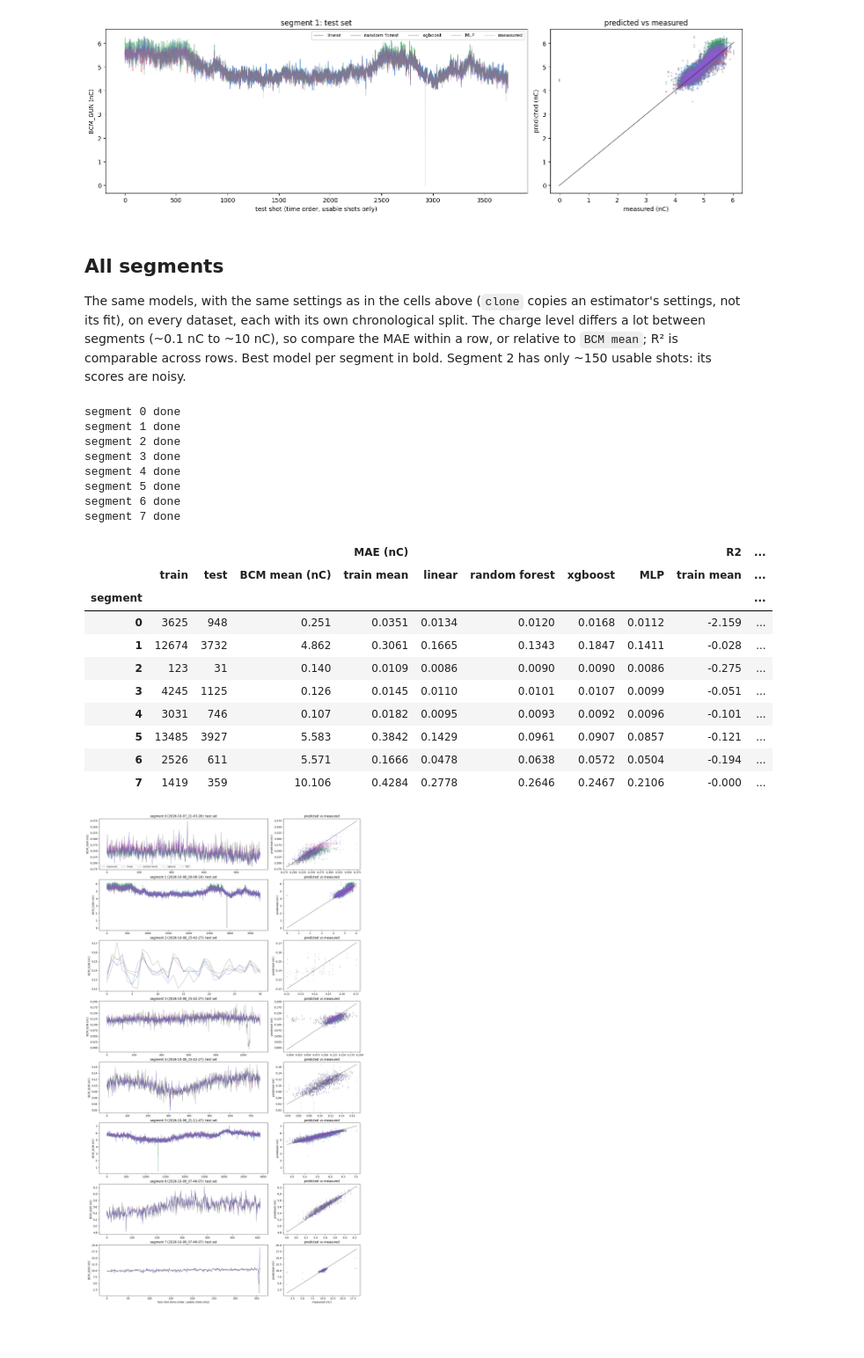
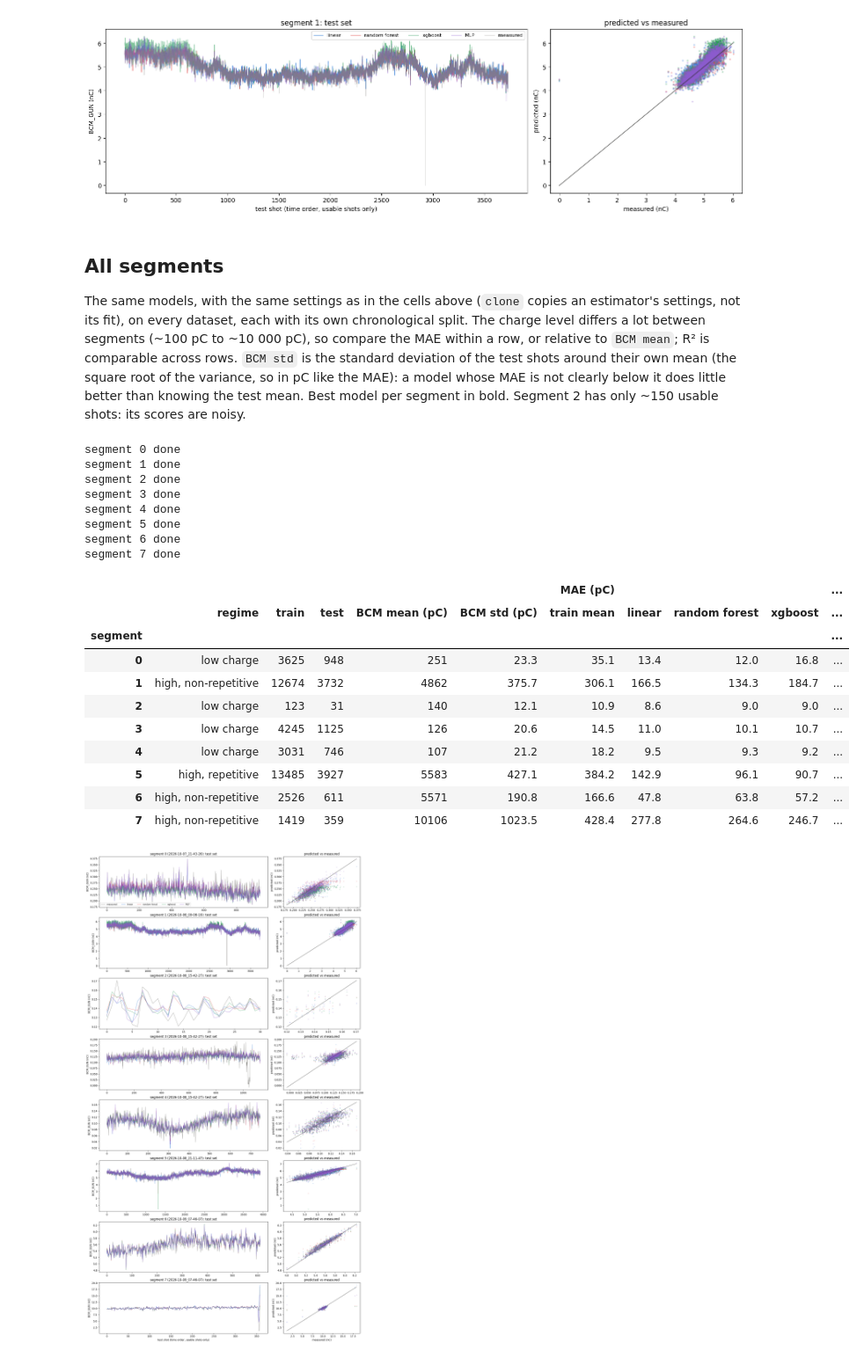
Before and after one commit to aghribi/artifact-hackathon-2026, a Jupyter notebook: challenges/optimisation/fast-approximate/notebooks/08_simple_models.ipynb, the cells around one changed output. Shown at 88% size. Saved outputs shown, nothing was run; the diff lists cells and outputs as text; code cells hidden in the pictures; blank space fills up the shorter version.

Commit message:
Updates to simple models outputs

```diff
--- a/challenges/optimisation/fast-approximate/notebooks/08_simple_models.ipynb
+++ b/challenges/optimisation/fast-approximate/notebooks/08_simple_models.ipynb
@@ -262,11 +262,16 @@ plt.show()
 
 The same models, with the same settings as in the cells above (`clone` copies an estimator's settings, not
 its fit), on every dataset, each with its own chronological split. The charge level differs a lot between segments
-(~0.1 nC to ~10 nC), so compare the MAE within a row, or relative to `BCM mean`; R² is comparable across rows.
+(~100 pC to ~10 000 pC), so compare the MAE within a row, or relative to `BCM mean`; R² is comparable across rows.
+`BCM std` is the standard deviation of the test shots around their own mean (the square root of the variance,
+so in pC like the MAE): a model whose MAE is not clearly below it does little better than knowing the test mean.
 Best model per segment in bold. Segment 2 has only ~150 usable shots: its scores are noisy.
 # %%
 from sklearn.base import clone
 
+# the three regimes of the clean data, as in 08_01 (results/data_labelling/stitched_bcm.png), by segment number
+REGIMES = {"low charge": [0, 2, 3, 4], "high, repetitive": [5], "high, non-repetitive": [1, 6, 7]}
+REGIME_OF = {s: r for r, segs in REGIMES.items() for s in segs}
 MODELS = {"linear": linear, "random forest": forest, "xgboost": xgb, "MLP": mlp}   # fitted above: only their settings are reused
 
 
@@ -289,51 +294,53 @@ for info in manifest["segments"]:
     for name, template in MODELS.items():
         model = clone(template)
         if name == "xgboost":                                         # early stopping on the end of the training part
             c = int(len(tr) * 0.8)
             model.fit(tr[FEATURES][:c], tr["BCM_GUN"][:c], eval_set=[(tr[FEATURES][c:], tr["BCM_GUN"][c:])], verbose=False)
         else:
             model.fit(tr[FEATURES], tr["BCM_GUN"])
         preds[name] = model.predict(te[FEATURES])
-    row = {("", "train"): len(tr), ("", "test"): len(te), ("", "BCM mean (nC)"): te["BCM_GUN"].mean()}
+    row = {("", "regime"): REGIME_OF[k], ("", "train"): len(tr), ("", "test"): len(te), ("", "BCM mean (pC)"): 1000 * te["BCM_GUN"].mean(),
+           ("", "BCM std (pC)"): 1000 * te["BCM_GUN"].std()}
     for name, p in preds.items():
-        row[("MAE (nC)", name)] = mean_absolute_error(te["BCM_GUN"], p)
+        row[("MAE (pC)", name)] = 1000 * mean_absolute_error(te["BCM_GUN"], p)
         row[("R2", name)] = r2_score(te["BCM_GUN"], p)
     rows.append(pd.Series(row, name=k))
     curves[k] = (te["BCM_GUN"].to_numpy(), preds)
     print(f"segment {k} done")
 
 summary = pd.DataFrame(rows).rename_axis("segment")
 summary.columns = pd.MultiIndex.from_tuples(summary.columns)
-summary = summary[[c for c in summary.columns if c[0] == ""] + [c for c in summary.columns if c[0] == "MAE (nC)"]
+summary = summary[[c for c in summary.columns if c[0] == ""] + [c for c in summary.columns if c[0] == "MAE (pC)"]
                   + [c for c in summary.columns if c[0] == "R2"]]
-mae, r2 = summary["MAE (nC)"].columns, summary["R2"].columns
+mae, r2 = summary["MAE (pC)"].columns, summary["R2"].columns
 (summary.style
     .format("{:.0f}", subset=[("", "train"), ("", "test")])
-    .format("{:.3f}", subset=[("", "BCM mean (nC)")])
-    .format("{:.4f}", subset=[("MAE (nC)", m) for m in mae])
+    .format("{:.0f}", subset=[("", "BCM mean (pC)")])
+    .format("{:.1f}", subset=[("", "BCM std (pC)")])
+    .format("{:.1f}", subset=[("MAE (pC)", m) for m in mae])
     .format("{:.3f}", subset=[("R2", m) for m in r2])
-    .highlight_min(subset=[("MAE (nC)", m) for m in mae], axis=1, props="font-weight: bold")
+    .highlight_min(subset=[("MAE (pC)", m) for m in mae], axis=1, props="font-weight: bold")
     .highlight_max(subset=[("R2", m) for m in r2], axis=1, props="font-weight: bold"))
 # %% [output]
 segment 0 done
 segment 1 done
 segment 2 done
 segment 3 done
 segment 4 done
 segment 5 done
 segment 6 done
 segment 7 done
-|  |  |  |  | MAE (nC) |  |  |  |  | R2 | ... |
-|  | train | test | BCM mean (nC) | train mean | linear | random forest | xgboost | MLP | train mean | ... |
+|  |  |  |  |  |  | MAE (pC) |  |  |  | ... |
+|  | regime | train | test | BCM mean (pC) | BCM std (pC) | train mean | linear | random forest | xgboost | ... |
 | segment |  |  |  |  |  |  |  |  |  | ... |
-| 0 | 3625 | 948 | 0.251 | 0.0351 | 0.0134 | 0.0120 | 0.0168 | 0.0112 | -2.159 | ... |
-| 1 | 12674 | 3732 | 4.862 | 0.3061 | 0.1665 | 0.1343 | 0.1847 | 0.1411 | -0.028 | ... |
-| 2 | 123 | 31 | 0.140 | 0.0109 | 0.0086 | 0.0090 | 0.0090 | 0.0086 | -0.275 | ... |
-| 3 | 4245 | 1125 | 0.126 | 0.0145 | 0.0110 | 0.0101 | 0.0107 | 0.0099 | -0.051 | ... |
-| 4 | 3031 | 746 | 0.107 | 0.0182 | 0.0095 | 0.0093 | 0.0092 | 0.0096 | -0.101 | ... |
-| 5 | 13485 | 3927 | 5.583 | 0.3842 | 0.1429 | 0.0961 | 0.0907 | 0.0857 | -0.121 | ... |
-| 6 | 2526 | 611 | 5.571 | 0.1666 | 0.0478 | 0.0638 | 0.0572 | 0.0504 | -0.194 | ... |
-| 7 | 1419 | 359 | 10.106 | 0.4284 | 0.2778 | 0.2646 | 0.2467 | 0.2106 | -0.000 | ... |
+| 0 | low charge | 3625 | 948 | 251 | 23.3 | 35.1 | 13.4 | 12.0 | 16.8 | ... |
+| 1 | high, non-repetitive | 12674 | 3732 | 4862 | 375.7 | 306.1 | 166.5 | 134.3 | 184.7 | ... |
+| 2 | low charge | 123 | 31 | 140 | 12.1 | 10.9 | 8.6 | 9.0 | 9.0 | ... |
+| 3 | low charge | 4245 | 1125 | 126 | 20.6 | 14.5 | 11.0 | 10.1 | 10.7 | ... |
+| 4 | low charge | 3031 | 746 | 107 | 21.2 | 18.2 | 9.5 | 9.3 | 9.2 | ... |
+| 5 | high, repetitive | 13485 | 3927 | 5583 | 427.1 | 384.2 | 142.9 | 96.1 | 90.7 | ... |
+| 6 | high, non-repetitive | 2526 | 611 | 5571 | 190.8 | 166.6 | 47.8 | 63.8 | 57.2 | ... |
+| 7 | high, non-repetitive | 1419 | 359 | 10106 | 1023.5 | 428.4 | 277.8 | 264.6 | 246.7 | ... |
 # %%
 COLORS = {"linear": "#2a78d6", "random forest": "#e34948", "xgboost": "#2e9e5b", "MLP": "#8e5bd0"}
 fig, axes = plt.subplots(len(curves), 2, figsize=(15, 3.3 * len(curves)), gridspec_kw={"width_ratios": [2.2, 1]},
```
